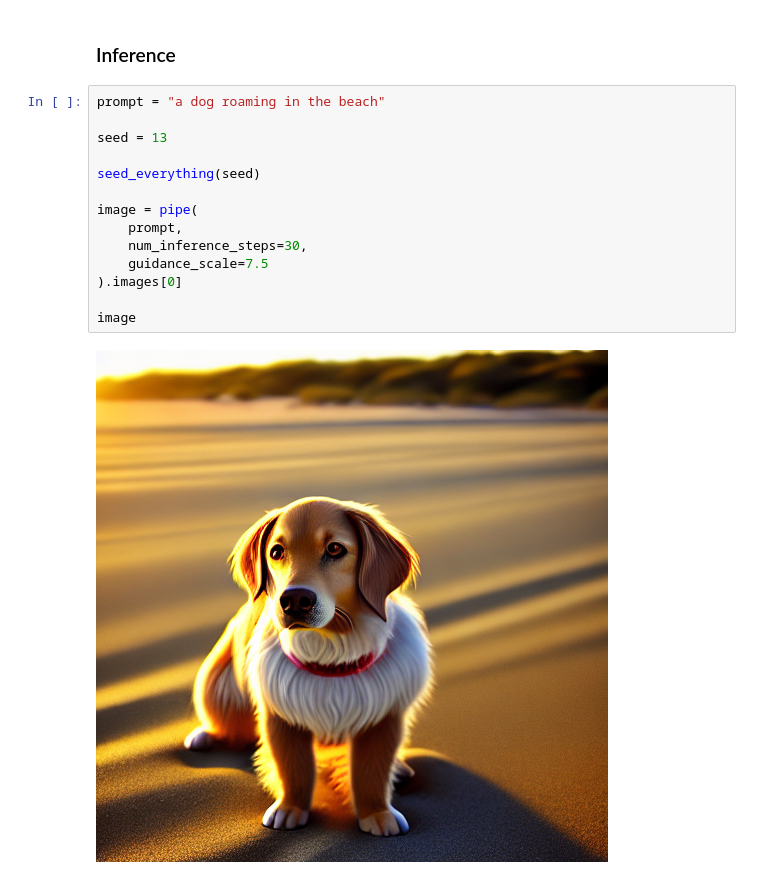
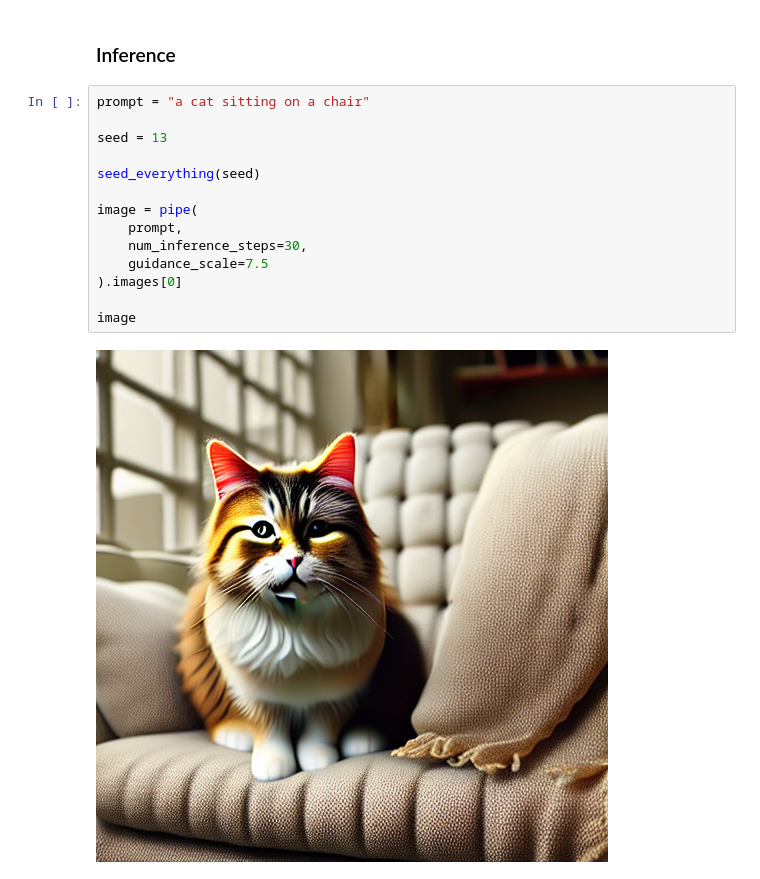
Before and after one commit to Leowwd/Lab2-DDIM-LoRA, a Jupyter notebook: task2/lora_inference.ipynb, the cells around one changed output. Cells and saved outputs as stored; diff of their text form.

```diff
--- a/task2/lora_inference.ipynb
+++ b/task2/lora_inference.ipynb
@@ -36,18 +36,18 @@ No LoRA keys associated to CLIPTextModel found with the prefix='text_encoder'. T
 # %% [markdown]
 ### Inference
 # %%
-prompt = "a dog roaming in the beach"
+prompt = "a cat sitting on a chair"
 
 seed = 13
 
 seed_everything(seed)
 
 image = pipe(
     prompt,
     num_inference_steps=30,
     guidance_scale=7.5
 ).images[0]
 
 image
 # %% [output]
-[figure, old version]
+[figure, new version]
```
Also changed, not shown: 1 other file.
